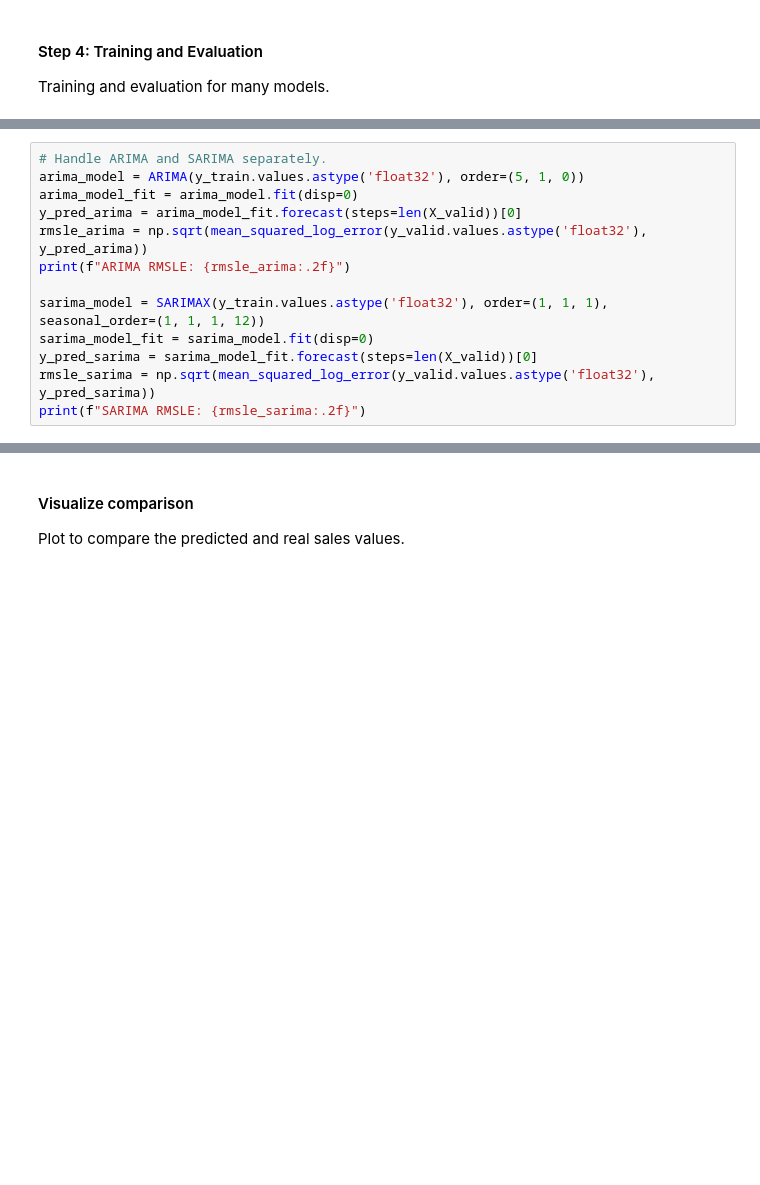
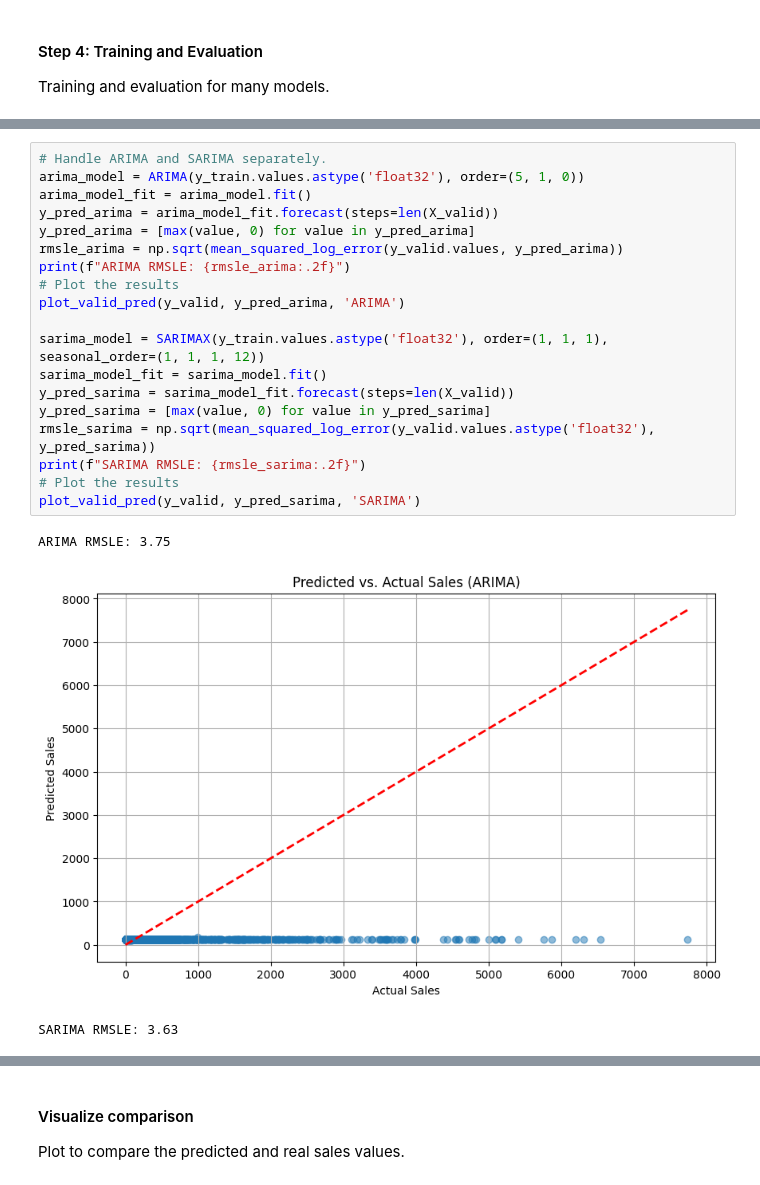
Before and after one commit to meysamaghighi/time-series-prediction, a Jupyter notebook: kaggle-store-sales-time-series-forecasting/time_series_prediction.ipynb, the cells around one changed output, grey strips where cells are left out. Saved outputs shown, nothing was run; the diff lists cells and outputs as text; blank space fills up the shorter version.

```diff
--- a/kaggle-store-sales-time-series-forecasting/time_series_prediction.ipynb
+++ b/kaggle-store-sales-time-series-forecasting/time_series_prediction.ipynb
@@ -144,13 +176,23 @@ Random Forest RMSLE: 2.04 Time (s): 64.08
 # %%
 # Handle ARIMA and SARIMA separately.
 arima_model = ARIMA(y_train.values.astype('float32'), order=(5, 1, 0))
-arima_model_fit = arima_model.fit(disp=0)
-y_pred_arima = arima_model_fit.forecast(steps=len(X_valid))[0]
-rmsle_arima = np.sqrt(mean_squared_log_error(y_valid.values.astype('float32'), y_pred_arima))
+arima_model_fit = arima_model.fit()
+y_pred_arima = arima_model_fit.forecast(steps=len(X_valid))
+y_pred_arima = [max(value, 0) for value in y_pred_arima]
+rmsle_arima = np.sqrt(mean_squared_log_error(y_valid.values, y_pred_arima))
 print(f"ARIMA RMSLE: {rmsle_arima:.2f}")
+# Plot the results
+plot_valid_pred(y_valid, y_pred_arima, 'ARIMA')
 
 sarima_model = SARIMAX(y_train.values.astype('float32'), order=(1, 1, 1), seasonal_order=(1, 1, 1, 12))
-sarima_model_fit = sarima_model.fit(disp=0)
-y_pred_sarima = sarima_model_fit.forecast(steps=len(X_valid))[0]
+sarima_model_fit = sarima_model.fit()
+y_pred_sarima = sarima_model_fit.forecast(steps=len(X_valid))
+y_pred_sarima = [max(value, 0) for value in y_pred_sarima]
 rmsle_sarima = np.sqrt(mean_squared_log_error(y_valid.values.astype('float32'), y_pred_sarima))
 print(f"SARIMA RMSLE: {rmsle_sarima:.2f}")
+# Plot the results
+plot_valid_pred(y_valid, y_pred_sarima, 'SARIMA')
+# %% [output]
+ARIMA RMSLE: 3.75
+[figure, added]
+SARIMA RMSLE: 3.63
```
Also changed, not shown: parts of 14 cells of this notebook, 1 other file.
